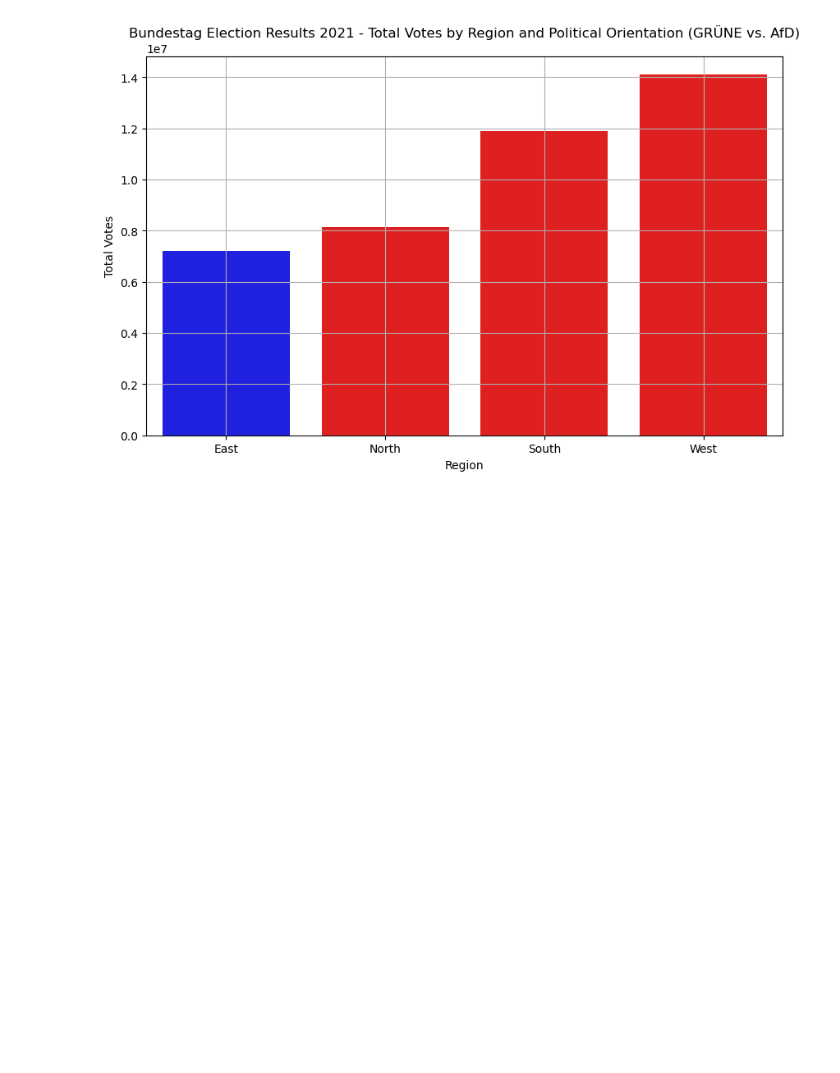
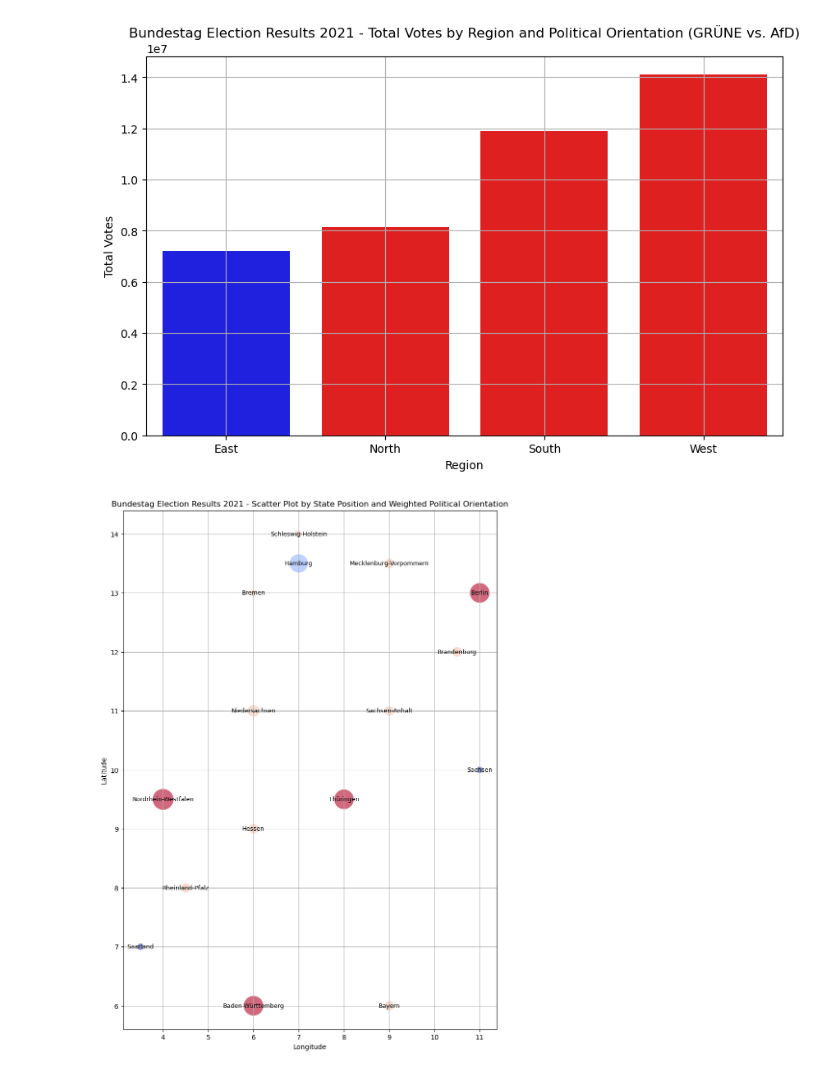
Before and after one commit to Yun1us/University, a Jupyter notebook: 2.Semester/Data_Science_II/Praktikum/bubbleplot.ipynb, the cells around one changed output. Drawn from its saved outputs; the diff is of its cells as text; code cells hidden in the pictures; blank space fills up the shorter version.

Commit message:
data science projekt fertig

```diff
--- a/2.Semester/Data_Science_II/Praktikum/bubbleplot.ipynb
+++ b/2.Semester/Data_Science_II/Praktikum/bubbleplot.ipynb
@@ -446,3 +541,91 @@ Passing `palette` without assigning `hue` is deprecated and will be removed in v
 
   barplot = sns.barplot(x=region_data.index, y=region_data['Total_Votes'], palette=region_data['Color'].to_dict())
 [figure]
+# %%
+import matplotlib.pyplot as plt
+import seaborn as sns
+import numpy as np
+
+# Define weights for each party
+party_weights = {
+    'DIELINKE': 1.5,
+    'GRUENE': 3.5,
+    'SPD': 3.8,
+    'FDP': 4.9,
+    'CDU': 5.1,
+    'CSU': 5.5,
+    'AfD': 8.2
+}
+
+# Simulated data for each state (in millions for simplicity)
+data = {
+    'Bundesland': ['Schleswig-Holstein', 'Hamburg', 'Bremen', 'Niedersachsen', 'Mecklenburg-Vorpommern',
+                   'Nordrhein-Westfalen', 'Rheinland-Pfalz', 'Saarland', 'Hessen', 'Berlin', 'Brandenburg',
+                   'Sachsen', 'Sachsen-Anhalt', 'Thüringen', 'Bayern', 'Baden-Württemberg'],
+    'DIELINKE': [0.1, 0.2, 0.1, 0.3, 0.2, 0.4, 0.2, 0.1, 0.2, 0.3, 0.2, 0.1, 0.2, 0.3, 0.2, 0.3],
+    'GRUENE': [0.5, 0.6, 0.5, 0.4, 0.5, 0.6, 0.5, 0.4, 0.5, 0.6, 0.5, 0.4, 0.5, 0.6, 0.5, 0.6],
+    'SPD': [0.7, 0.8, 0.7, 0.6, 0.7, 0.8, 0.7, 0.6, 0.7, 0.8, 0.7, 0.6, 0.7, 0.8, 0.7, 0.8],
+    'FDP': [0.3, 0.4, 0.3, 0.4, 0.3, 0.4, 0.3, 0.4, 0.3, 0.4, 0.3, 0.4, 0.3, 0.4, 0.3, 0.4],
+    'CDU/CSU': [1.0, 1.1, 1.0, 1.2, 1.0, 1.1, 1.0, 1.2, 1.0, 1.1, 1.0, 1.2, 1.0, 1.1, 1.0, 1.1],
+    'AfD': [0.8, 0.9, 0.8, 0.7, 0.8, 0.9, 0.8, 0.7, 0.8, 0.9, 0.8, 0.7, 0.8, 0.9, 0.8, 0.9]
+}
+
+# Calculate the weighted score for each state
+weights = np.array([party_weights['DIELINKE'], party_weights['GRUENE'], party_weights['SPD'],
+                    party_weights['FDP'], (party_weights['CDU'] + party_weights['CSU']) / 2,
+                    party_weights['AfD']])
+scores = np.array([data['DIELINKE'], data['GRUENE'], data['SPD'], data['FDP'], data['CDU/CSU'], data['AfD']])
+
+data['Weighted_Score'] = np.dot(weights, scores) / scores.sum(axis=0)
+
+# Normalize the weighted score to a 0-10 scale
+data['Normalized_Score'] = (data['Weighted_Score'] - min(data['Weighted_Score'])) / (max(data['Weighted_Score']) - min(data['Weighted_Score'])) * 10
+
+# Define a colormap from red to blue
+cmap = sns.color_palette("coolwarm", as_cmap=True)
+
+# Define approximate coordinates for each state based on the Germany map
+coordinates = {
+    'Schleswig-Holstein': (7, 14),
+    'Hamburg': (7.0, 13.5),
+    'Bremen': (6.0, 13),
+    'Niedersachsen': (6, 11),
+    'Mecklenburg-Vorpommern': (9, 13.5),
+    'Nordrhein-Westfalen': (4, 9.5),
+    'Rheinland-Pfalz': (4.5, 8),
+    'Saarland': (3.5, 7),
+    'Hessen': (6, 9),
+    'Berlin': (11, 13),
+    'Brandenburg': (10.5, 12),
+    'Sachsen': (11, 10),
+    'Sachsen-Anhalt': (9, 11),
+    'Thüringen': (8, 9.5),
+    'Bayern': (9, 6),
+    'Baden-Württemberg': (6, 6)
+}
+
+# Add coordinates to the data
+data['Coordinates'] = [coordinates[state] for state in data['Bundesland']]
+data['X'], data['Y'] = zip(*data['Coordinates'])
+
+# Plotting
+plt.figure(figsize=(10, 14))
+norm = plt.Normalize(min(data['Normalized_Score']), max(data['Normalized_Score']))
+sm = plt.cm.ScalarMappable(cmap=cmap, norm=norm)
+data['Color'] = [sm.to_rgba(score) for score in data['Normalized_Score']]
+
+sns.scatterplot(x=data['X'], y=data['Y'], hue=data['Normalized_Score'], palette=data['Color'], size=scores.sum(axis=0), sizes=(100, 1000), legend=False, alpha=0.6)
+
+# Add state names as annotations
+for i, row in enumerate(data['Bundesland']):
+    plt.text(data['X'][i], data['Y'][i], row, horizontalalignment='center', verticalalignment='center', fontsize=9)
+
+plt.ylabel('Latitude')
+plt.xlabel('Longitude')
+plt.title('Bundestag Election Results 2021 - Scatter Plot by State Position and Weighted Political Orientation')
+plt.grid(True)
+
+# Show plot
+plt.show()
+# %% [output]
+[figure, added]
```
Also changed, not shown: parts of 16 cells of this notebook, 23 other files.
